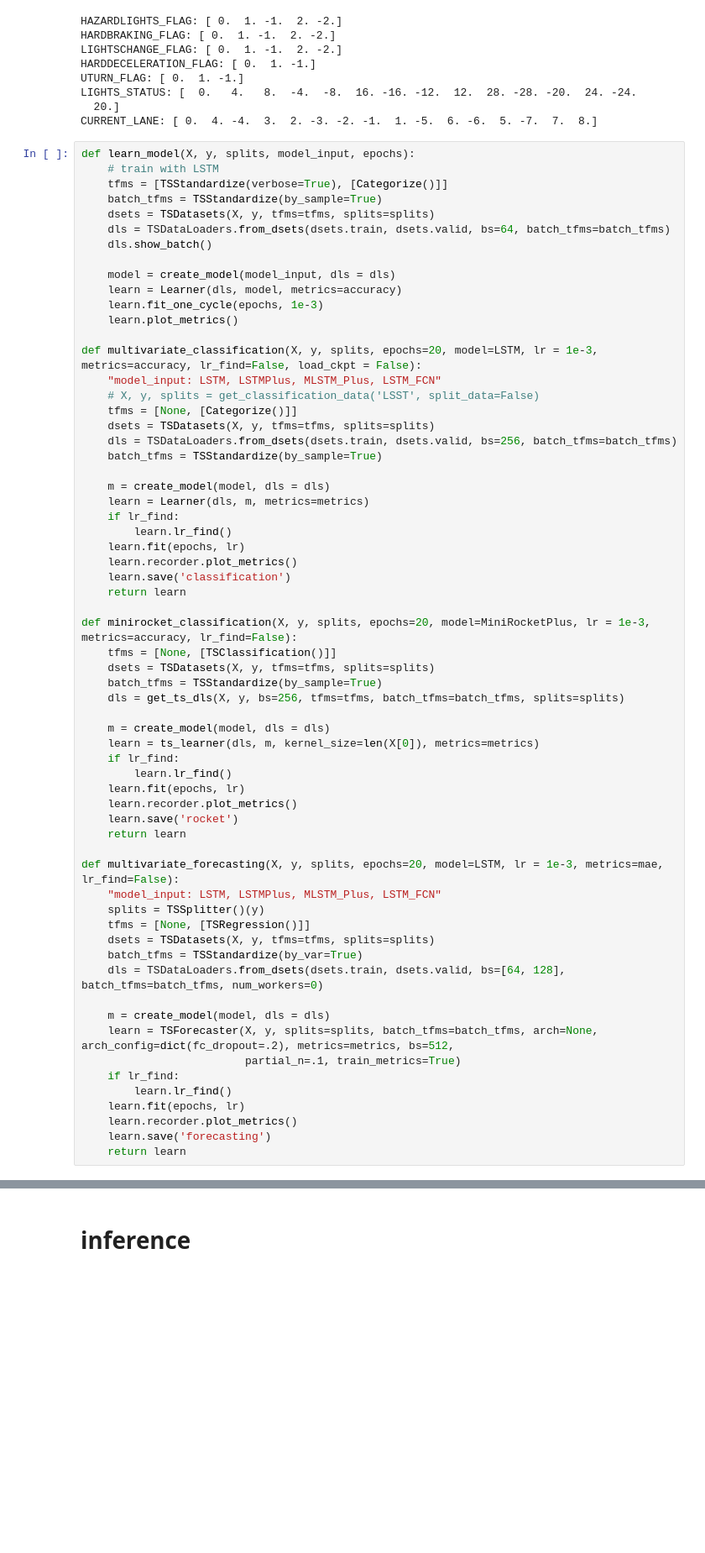
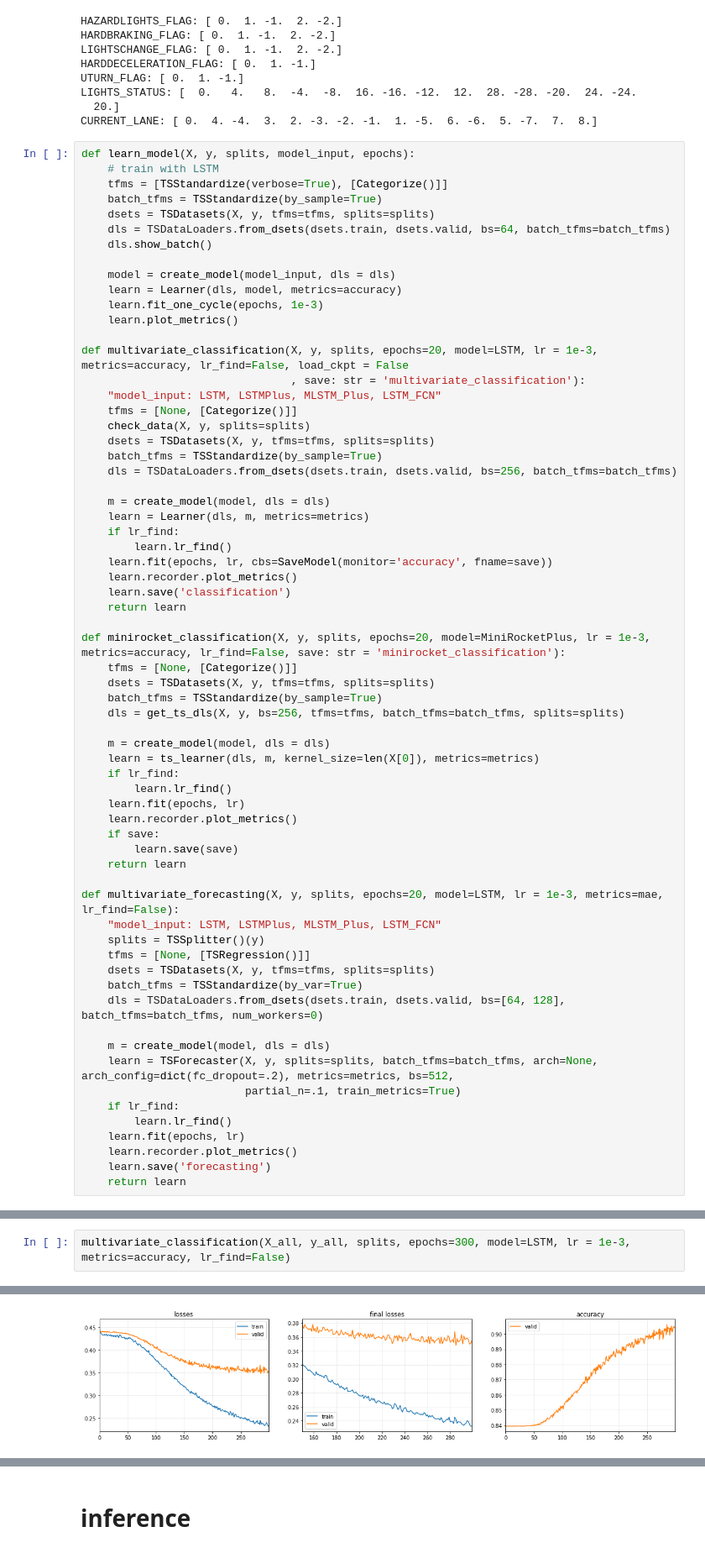
Before and after one commit to aivill-project/v2x_ts, a Jupyter notebook: V2X_process.ipynb, the cells around one changed output, grey strips where cells are left out. Shown at 84% size. Drawn from its saved outputs; the diff is of its cells as text; blank space fills up the shorter version.

Commit message:
update process, lstm output

```diff
--- a/V2X_process.ipynb
+++ b/V2X_process.ipynb
@@ -60,25 +62,26 @@ def learn_model(X, y, splits, model_input, epochs):
     learn.fit_one_cycle(epochs, 1e-3)
     learn.plot_metrics()
 
-def multivariate_classification(X, y, splits, epochs=20, model=LSTM, lr = 1e-3, metrics=accuracy, lr_find=False, load_ckpt = False):
+def multivariate_classification(X, y, splits, epochs=20, model=LSTM, lr = 1e-3, metrics=accuracy, lr_find=False, load_ckpt = False
+                                , save: str = 'multivariate_classification'):
     "model_input: LSTM, LSTMPlus, MLSTM_Plus, LSTM_FCN"
-    # X, y, splits = get_classification_data('LSST', split_data=False)
     tfms = [None, [Categorize()]]
+    check_data(X, y, splits=splits)
     dsets = TSDatasets(X, y, tfms=tfms, splits=splits)
+    batch_tfms = TSStandardize(by_sample=True)
     dls = TSDataLoaders.from_dsets(dsets.train, dsets.valid, bs=256, batch_tfms=batch_tfms)
-    batch_tfms = TSStandardize(by_sample=True)
 
     m = create_model(model, dls = dls)
     learn = Learner(dls, m, metrics=metrics)
     if lr_find:
         learn.lr_find()
-    learn.fit(epochs, lr)
+    learn.fit(epochs, lr, cbs=SaveModel(monitor='accuracy', fname=save))
     learn.recorder.plot_metrics()
     learn.save('classification')
     return learn
 
-def minirocket_classification(X, y, splits, epochs=20, model=MiniRocketPlus, lr = 1e-3, metrics=accuracy, lr_find=False):
-    tfms = [None, [TSClassification()]]
+def minirocket_classification(X, y, splits, epochs=20, model=MiniRocketPlus, lr = 1e-3, metrics=accuracy, lr_find=False, save: str = 'minirocket_classification'):
+    tfms = [None, [Categorize()]]
     dsets = TSDatasets(X, y, tfms=tfms, splits=splits)
     batch_tfms = TSStandardize(by_sample=True)
     dls = get_ts_dls(X, y, bs=256, tfms=tfms, batch_tfms=batch_tfms, splits=splits)
@@ -89,7 +92,8 @@ def minirocket_classification(X, y, splits, epochs=20, model=MiniRocketPlus, lr
         learn.lr_find()
     learn.fit(epochs, lr)
     learn.recorder.plot_metrics()
-    learn.save('rocket')
+    if save:
+        learn.save(save)
     return learn
 
 def multivariate_forecasting(X, y, splits, epochs=20, model=LSTM, lr = 1e-3, metrics=mae, lr_find=False):
@@ -123,0 +127,3 @@ def get_clf_eval(y_test, pred = None, pred_proba = None):
+# %%
+multivariate_classification(X_all, y_all, splits, epochs=300, model=LSTM, lr = 1e-3, metrics=accuracy, lr_find=False)
+# %% [output]
@@ -123,0 +147 @@ def get_clf_eval(y_test, pred = None, pred_proba = None):
+[figure, added]
```
Also changed, not shown: parts of 6 cells of this notebook, 1 other file.
